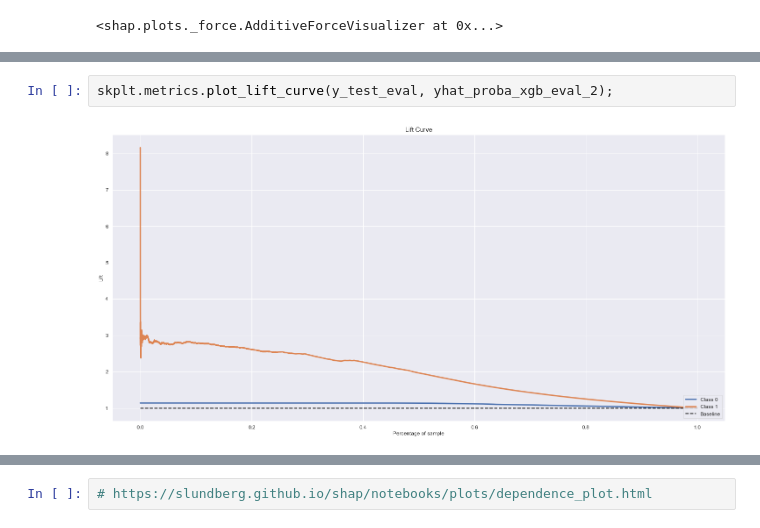
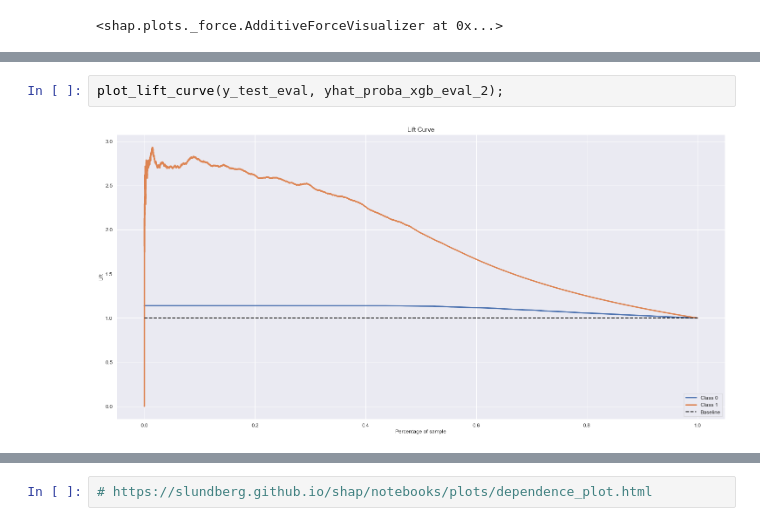
Before and after one commit to FabioCaffarello/insurance-cross-sell, a Jupyter notebook: 01-Notebooks/end_to_end_insurance_cross_sell.ipynb, the cells around one changed output, grey strips where cells are left out. Drawn from its saved outputs; the diff is of its cells as text.

```diff
--- a/01-Notebooks/end_to_end_insurance_cross_sell.ipynb
+++ b/01-Notebooks/end_to_end_insurance_cross_sell.ipynb
@@ -2291,6 +2305,6 @@ plt.annotate("20.000", xy=(0.2919, 0.73), xytext=(0.2, 0.8), fontsize=16, arrowp
 # %% [output]
 [figure]
 # %%
-skplt.metrics.plot_lift_curve(y_test_eval, yhat_proba_xgb_eval_2);
+plot_lift_curve(y_test_eval, yhat_proba_xgb_eval_2);
 # %% [output]
-[figure, old version]
+[figure, new version]
```
Also changed, not shown: parts of 8 cells of this notebook.
